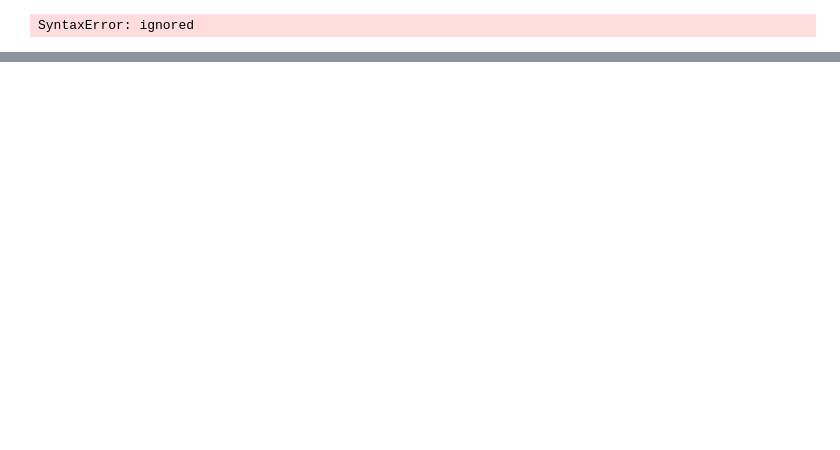
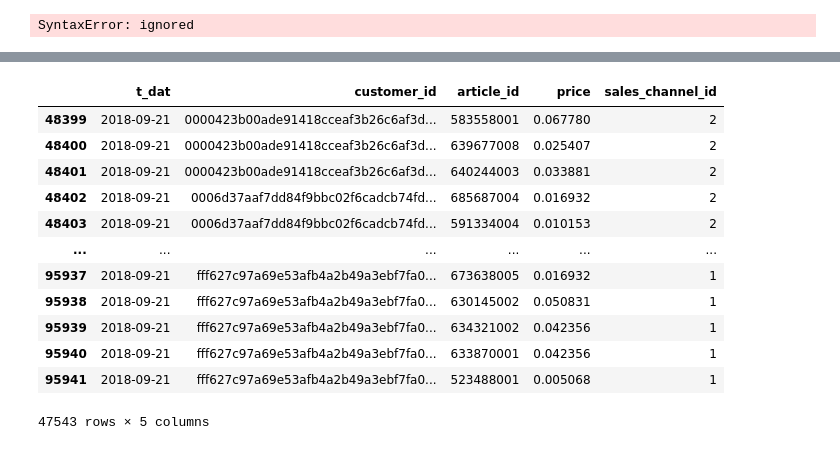
Before and after one commit to vineetyadav/H-M_Persnalized_Fashion_Recommendation, a Jupyter notebook: H&M_Persnalized_Fashion_Recommendation.ipynb, the cells around one changed output, grey strips where cells are left out. Cells and saved outputs as stored; diff of their text form; code cells hidden in the pictures; blank space fills up the shorter version.

```diff
--- a/H&M_Persnalized_Fashion_Recommendation.ipynb
+++ b/H&M_Persnalized_Fashion_Recommendation.ipynb
@@ -302,0 +534,20 @@ SyntaxError: ignored
+# %%
+#train_dataset.groupby(["customer_id","t_dat"]).size()
+new_train_dataset = train_dataset[(train_dataset['t_dat'] > '2018-09-20') & (train_dataset['t_dat'] < '2018-09-22')]
+#new_train_dataset.drop(["price","sales_channel_id"],axis=1,inplace=True)
+new_train_dataset
+#new_train_dataset.groupby(["customer_id","t_dat"]).size()
+# %% [output]
+|  | t_dat | customer_id | article_id | price | sales_channel_id |
+| 48399 | 2018-09-21 | 0000423b00ade91418cceaf3b26c6af3d... | 583558001 | 0.067780 | 2 |
+| 48400 | 2018-09-21 | 0000423b00ade91418cceaf3b26c6af3d... | 639677008 | 0.025407 | 2 |
+| 48401 | 2018-09-21 | 0000423b00ade91418cceaf3b26c6af3d... | 640244003 | 0.033881 | 2 |
+| 48402 | 2018-09-21 | 0006d37aaf7dd84f9bbc02f6cadcb74fd... | 685687004 | 0.016932 | 2 |
+| 48403 | 2018-09-21 | 0006d37aaf7dd84f9bbc02f6cadcb74fd... | 591334004 | 0.010153 | 2 |
+| ... | ... | ... | ... | ... | ... |
+| 95937 | 2018-09-21 | fff627c97a69e53afb4a2b49a3ebf7fa0... | 673638005 | 0.016932 | 1 |
+| 95938 | 2018-09-21 | fff627c97a69e53afb4a2b49a3ebf7fa0... | 630145002 | 0.050831 | 1 |
+| 95939 | 2018-09-21 | fff627c97a69e53afb4a2b49a3ebf7fa0... | 634321002 | 0.042356 | 1 |
+| 95940 | 2018-09-21 | fff627c97a69e53afb4a2b49a3ebf7fa0... | 633870001 | 0.042356 | 1 |
+| 95941 | 2018-09-21 | fff627c97a69e53afb4a2b49a3ebf7fa0... | 523488001 | 0.005068 | 1 |
+47543 rows × 5 columns
```
Also changed, not shown: parts of 34 cells of this notebook.
